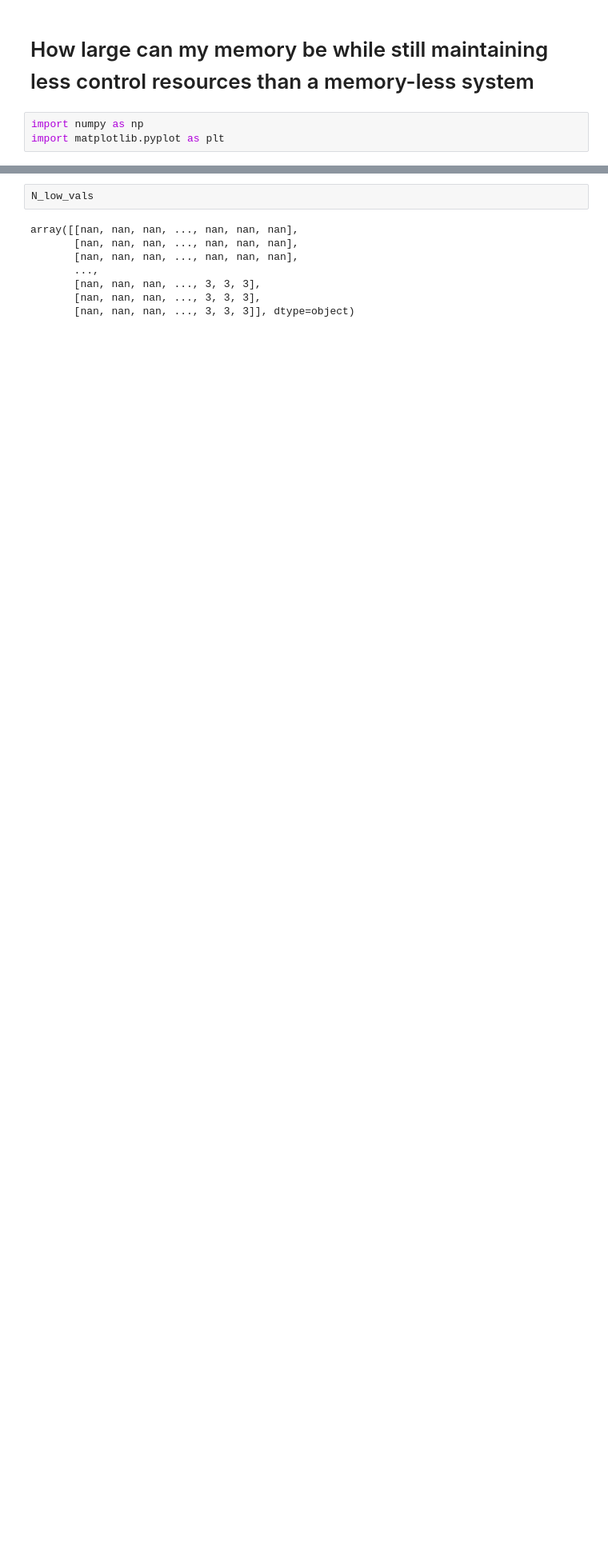
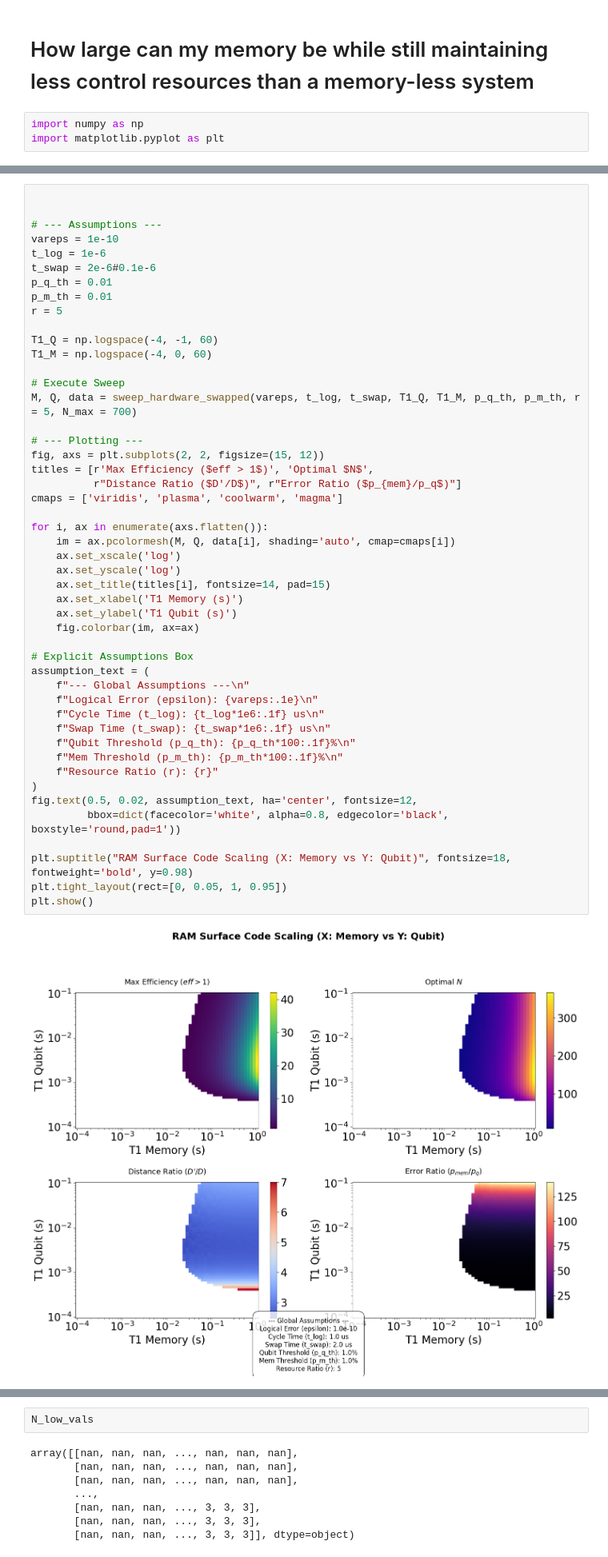
Before and after one commit to SchusterLab/multimode_sims, a Jupyter notebook: theory/250820_memory_size.ipynb, the cells around one changed output, grey strips where cells are left out. Shown at 80% size. Drawn from its saved outputs; the diff is of its cells as text; blank space fills up the shorter version.

```diff
--- a/theory/250820_memory_size.ipynb
+++ b/theory/250820_memory_size.ipynb
@@ -32,0 +175,50 @@ $$(c+1)D'^2 <cND^2$$
+# %%
+
+
+# --- Assumptions ---
+vareps = 1e-10
+t_log = 1e-6
+t_swap = 2e-6#0.1e-6
+p_q_th = 0.01
+p_m_th = 0.01
+r = 5
+
+T1_Q = np.logspace(-4, -1, 60)
+T1_M = np.logspace(-4, 0, 60)
+
+# Execute Sweep
+M, Q, data = sweep_hardware_swapped(vareps, t_log, t_swap, T1_Q, T1_M, p_q_th, p_m_th, r = 5, N_max = 700)
+
+# --- Plotting ---
+fig, axs = plt.subplots(2, 2, figsize=(15, 12))
+titles = [r'Max Efficiency ($eff > 1$)', 'Optimal $N$',
+          r"Distance Ratio ($D'/D$)", r"Error Ratio ($p_{mem}/p_q$)"]
+cmaps = ['viridis', 'plasma', 'coolwarm', 'magma']
+
+for i, ax in enumerate(axs.flatten()):
+    im = ax.pcolormesh(M, Q, data[i], shading='auto', cmap=cmaps[i])
+    ax.set_xscale('log')
+    ax.set_yscale('log')
+    ax.set_title(titles[i], fontsize=14, pad=15)
+    ax.set_xlabel('T1 Memory (s)')
+    ax.set_ylabel('T1 Qubit (s)')
+    fig.colorbar(im, ax=ax)
+
+# Explicit Assumptions Box
+assumption_text = (
+    f"--- Global Assumptions ---\n"
+    f"Logical Error (epsilon): {vareps:.1e}\n"
+    f"Cycle Time (t_log): {t_log*1e6:.1f} us\n"
+    f"Swap Time (t_swap): {t_swap*1e6:.1f} us\n"
+    f"Qubit Threshold (p_q_th): {p_q_th*100:.1f}%\n"
+    f"Mem Threshold (p_m_th): {p_m_th*100:.1f}%\n"
+    f"Resource Ratio (r): {r}"
+)
+fig.text(0.5, 0.02, assumption_text, ha='center', fontsize=12,
+         bbox=dict(facecolor='white', alpha=0.8, edgecolor='black', boxstyle='round,pad=1'))
+
+plt.suptitle("RAM Surface Code Scaling (X: Memory vs Y: Qubit)", fontsize=18, fontweight='bold', y=0.98)
+plt.tight_layout(rect=[0, 0.05, 1, 0.95])
+plt.show()
+# %% [output]
+[figure, added]
```
Also changed, not shown: parts of 31 cells of this notebook, 33 other files.
